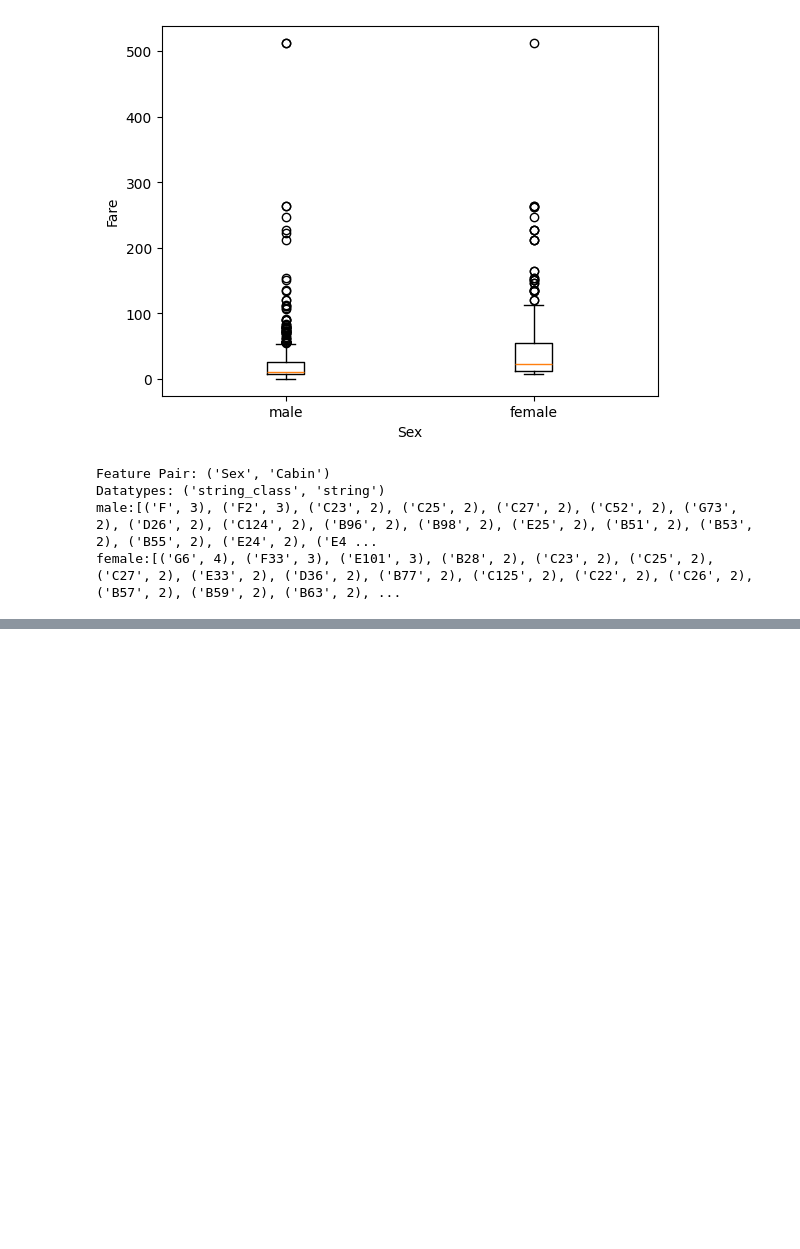
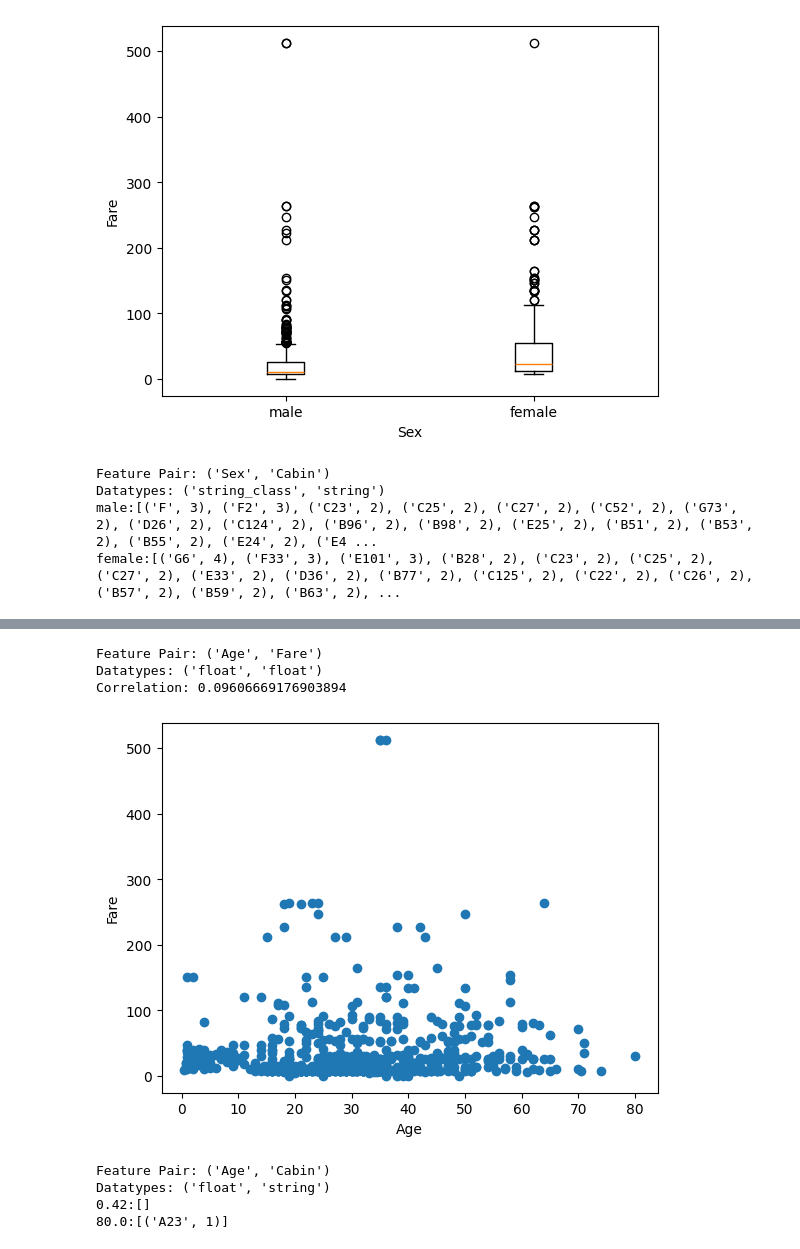
Before and after one commit to nlandy/Titanic, a Jupyter notebook: titanic.ipynb, the cells around one changed output, grey strips where cells are left out. Cells and saved outputs as stored; diff of their text form; code cells hidden in the pictures; blank space fills up the shorter version.

```diff
--- a/titanic.ipynb
+++ b/titanic.ipynb
@@ -1223,6 +1256,18 @@ Name: count, dtype: int64
 # %%
 # 49. Age, Fare
+EDA_2D(df.Age, df.Fare)
+# %% [output]
+Feature Pair: ('Age', 'Fare')
+Datatypes: ('float', 'float')
+Correlation: 0.09606669176903894
+[figure, added]
 # %%
 # 50. Age, Cabin
+EDA_2D(df.Age, df.Cabin)
+# %% [output]
+Feature Pair: ('Age', 'Cabin')
+Datatypes: ('float', 'string')
+0.42:[]
+80.0:[('A23', 1)]
 # %%
 # 51. Age, Embarked
```
Also changed, not shown: parts of 36 cells of this notebook.
